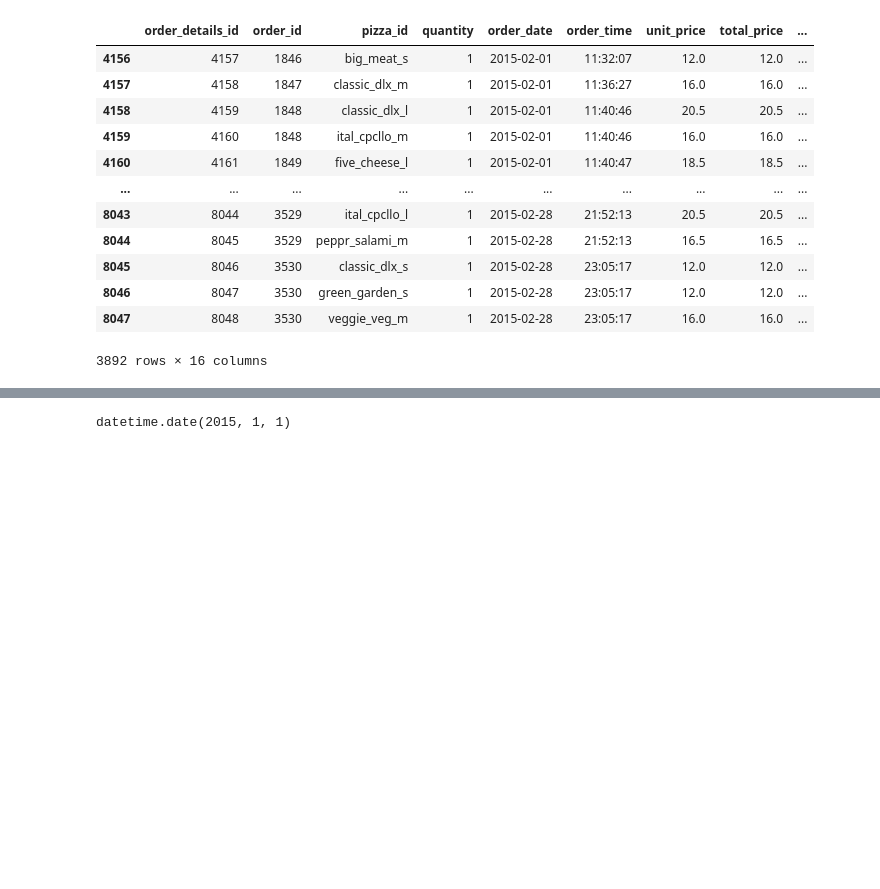
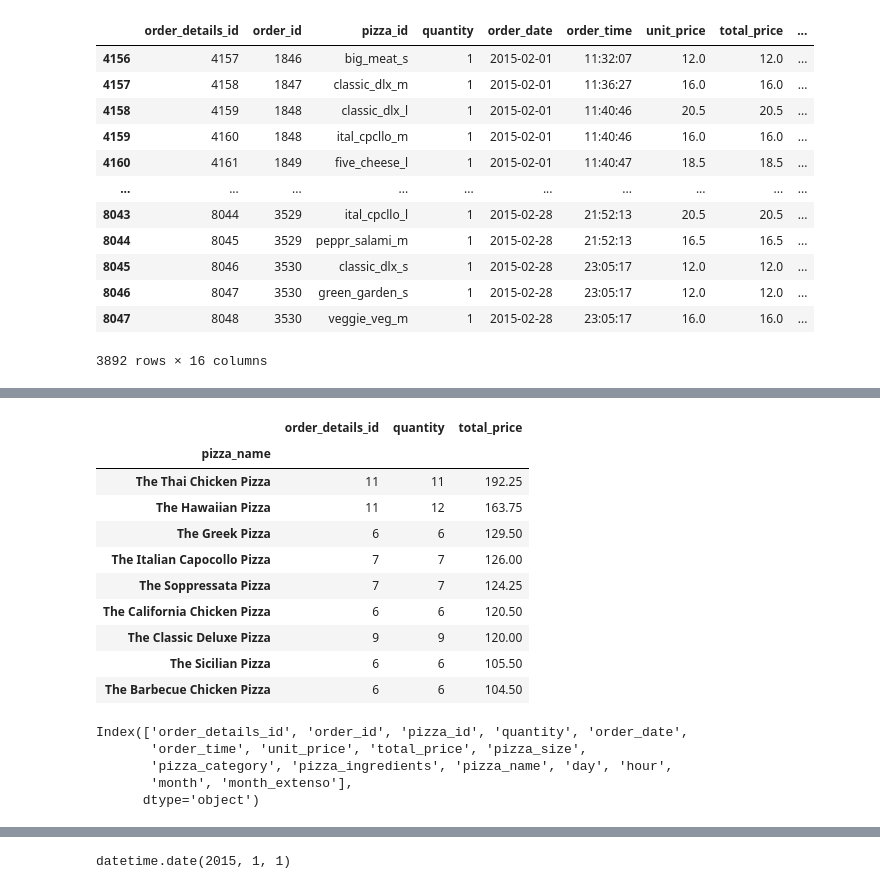
Before and after one commit to talesaraujoc/mr_pizza_web_app, a Jupyter notebook: notebook.ipynb, the cells around one changed output, grey strips where cells are left out. Drawn from its saved outputs; the diff is of its cells as text; code cells hidden in the pictures; blank space fills up the shorter version.

```diff
--- a/notebook.ipynb
+++ b/notebook.ipynb
@@ -177,0 +196,27 @@ df_mes_escolhido
+# %%
+new_df = df_analise_dia.groupby('pizza_name').agg({'order_details_id':'count', 'quantity':'sum', 'total_price':'sum'})
+# %%
+new_df = new_df.sort_values(by='total_price', ascending=False)
+
+
+new_df.iloc[0:9]
+# %% [output]
+|  | order_details_id | quantity | total_price |
+| pizza_name |  |  |  |
+| The Thai Chicken Pizza | 11 | 11 | 192.25 |
+| The Hawaiian Pizza | 11 | 12 | 163.75 |
+| The Greek Pizza | 6 | 6 | 129.50 |
+| The Italian Capocollo Pizza | 7 | 7 | 126.00 |
+| The Soppressata Pizza | 7 | 7 | 124.25 |
+| The California Chicken Pizza | 6 | 6 | 120.50 |
+| The Classic Deluxe Pizza | 9 | 9 | 120.00 |
+| The Sicilian Pizza | 6 | 6 | 105.50 |
+| The Barbecue Chicken Pizza | 6 | 6 | 104.50 |
+# %%
+df_analise_dia.columns
+# %% [output]
+Index(['order_details_id', 'order_id', 'pizza_id', 'quantity', 'order_date',
+       'order_time', 'unit_price', 'total_price', 'pizza_size',
+       'pizza_category', 'pizza_ingredients', 'pizza_name', 'day', 'hour',
+       'month', 'month_extenso'],
+      dtype='object')
```
Also changed, not shown: parts of 8 cells of this notebook, 2 other files.
